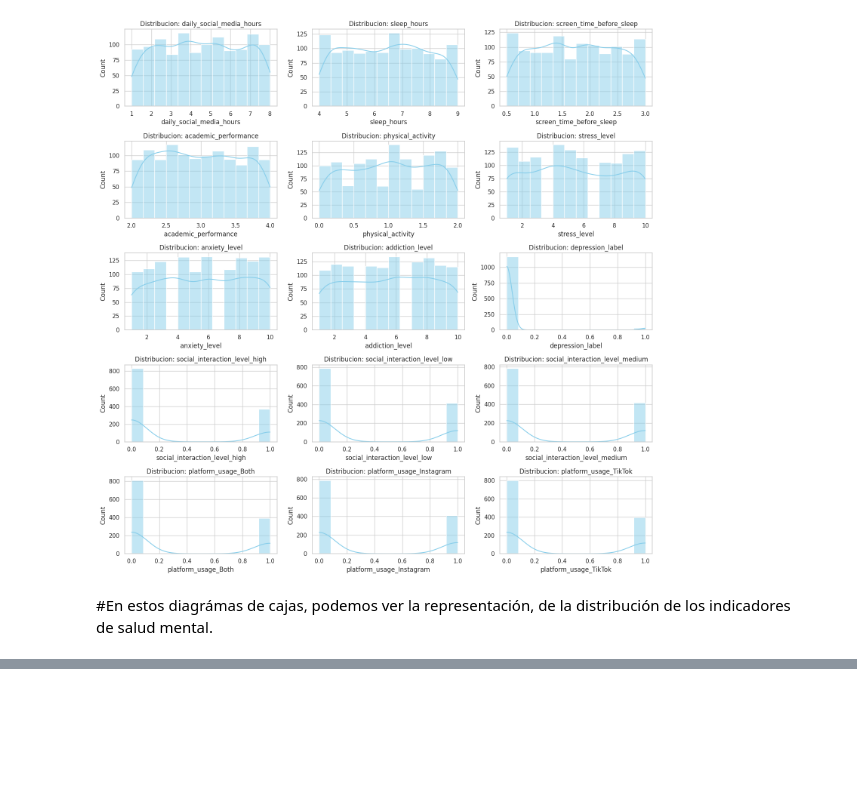
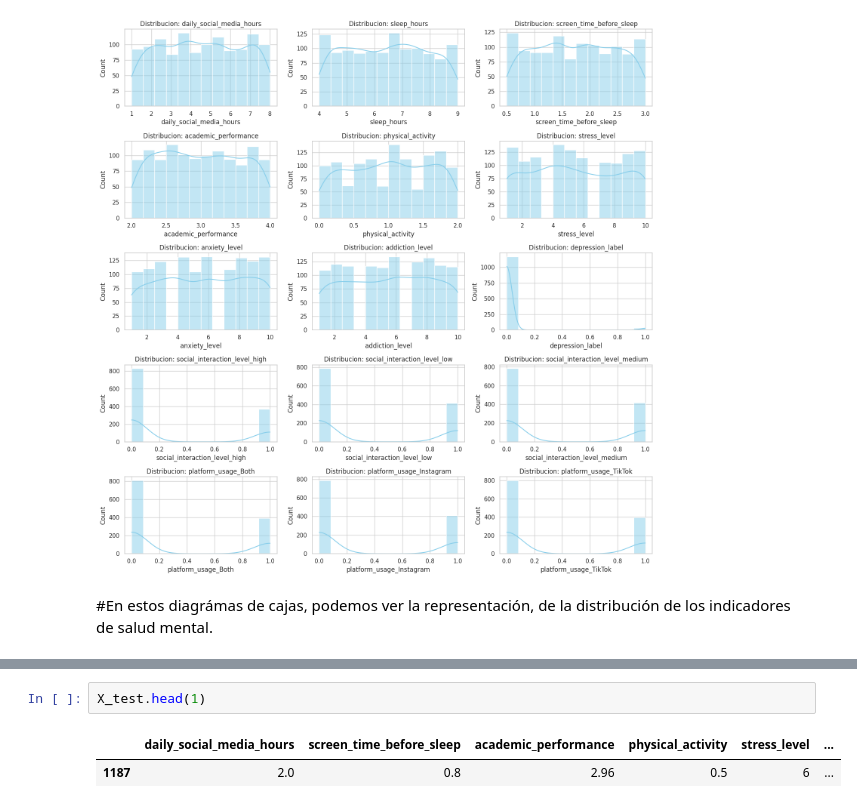
Before and after one commit to EricFlores1808/MINERIA_EF_LS_1, a Jupyter notebook: SocialMediaImpact.ipynb, the cells around one changed output, grey strips where cells are left out. Drawn from its saved outputs; the diff is of its cells as text; blank space fills up the shorter version.

```diff
--- a/SocialMediaImpact.ipynb
+++ b/SocialMediaImpact.ipynb
@@ -396,0 +491,5 @@ plt.show()
+# %%
+X_test.head(1)
+# %% [output]
+|  | daily_social_media_hours | screen_time_before_sleep | academic_performance | physical_activity | stress_level | ... |
+| 1187 | 2.0 | 0.8 | 2.96 | 0.5 | 6 | ... |
```
Also changed, not shown: parts of 21 cells of this notebook.
